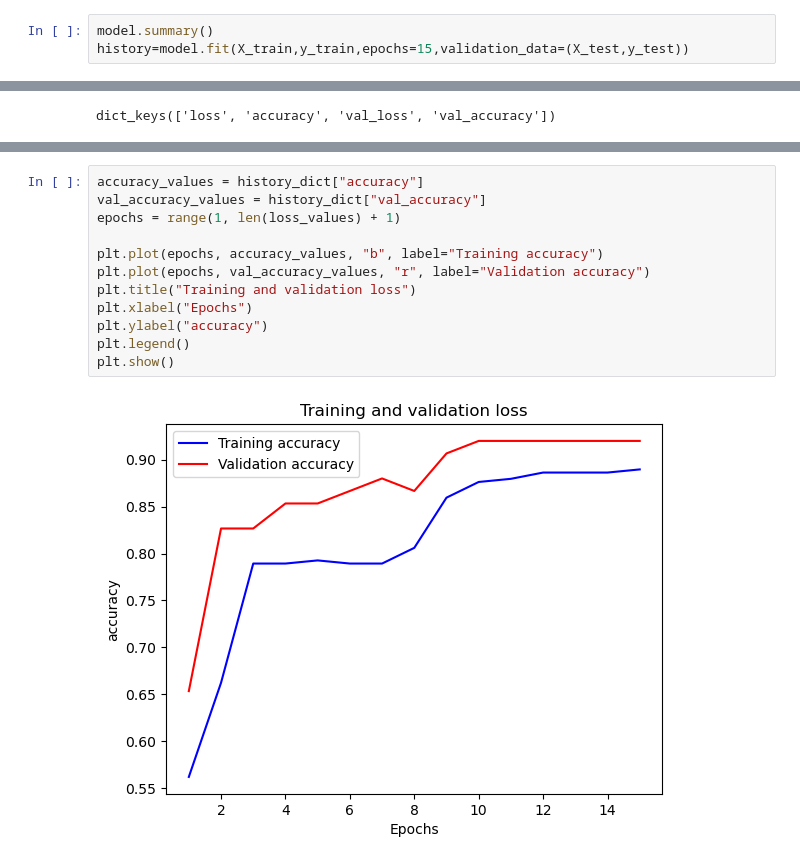
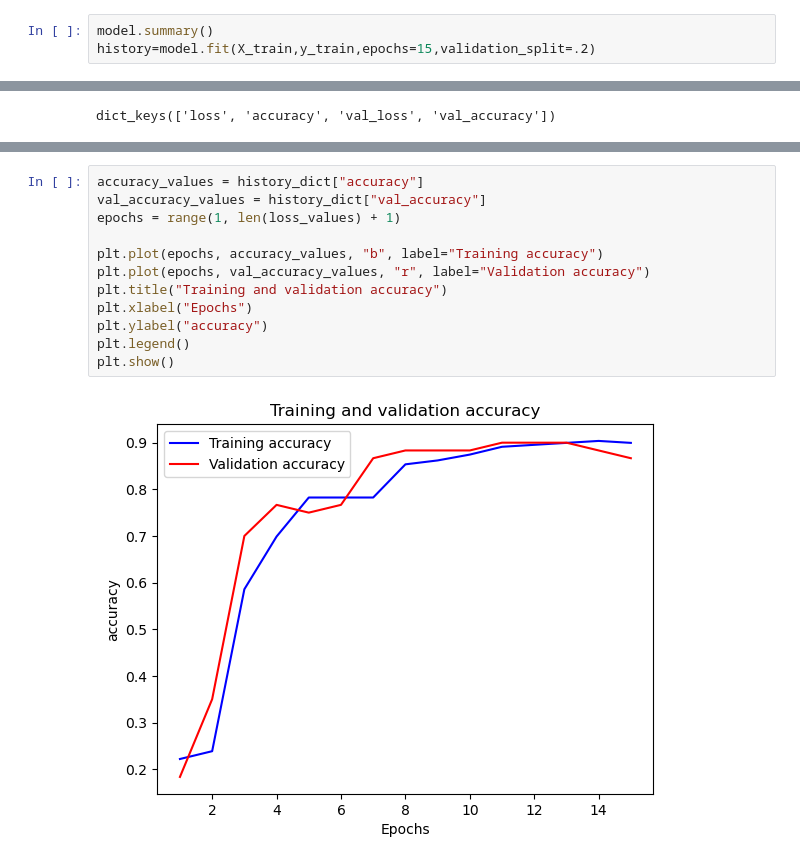
Before and after one commit to wavy-n1c9/DataAnalysis, a Jupyter notebook: lab3/FeedForward NN.ipynb, the cells around one changed output, grey strips where cells are left out. Saved outputs shown, nothing was run; the diff lists cells and outputs as text.

```diff
--- a/lab3/FeedForward NN.ipynb
+++ b/lab3/FeedForward NN.ipynb
@@ -93,7 +93,7 @@ model.compile(optimizer='Adam',
               metrics=['accuracy'])
 # %%
 model.summary()
-history=model.fit(X_train,y_train,epochs=15,validation_data=(X_test,y_test))
+history=model.fit(X_train,y_train,epochs=15,validation_split=.2)
 # %% [output]
 Model: "sequential"
 _________________________________________________________________
@@ -136,17 +136,17 @@ plt.show()
 # %%
 accuracy_values = history_dict["accuracy"]
 val_accuracy_values = history_dict["val_accuracy"]
 epochs = range(1, len(loss_values) + 1)
 
 plt.plot(epochs, accuracy_values, "b", label="Training accuracy")
 plt.plot(epochs, val_accuracy_values, "r", label="Validation accuracy")
-plt.title("Training and validation loss")
+plt.title("Training and validation accuracy")
 plt.xlabel("Epochs")
 plt.ylabel("accuracy")
 plt.legend()
 plt.show()
 # %% [output]
-[figure, old version]
+[figure, new version]
 # %%
 y_predicted=model.predict(X_test)
 y_pred_labels = np.argmax(y_predicted, axis=1)
```
Also changed, not shown: parts of 5 cells of this notebook, 2 other files.
